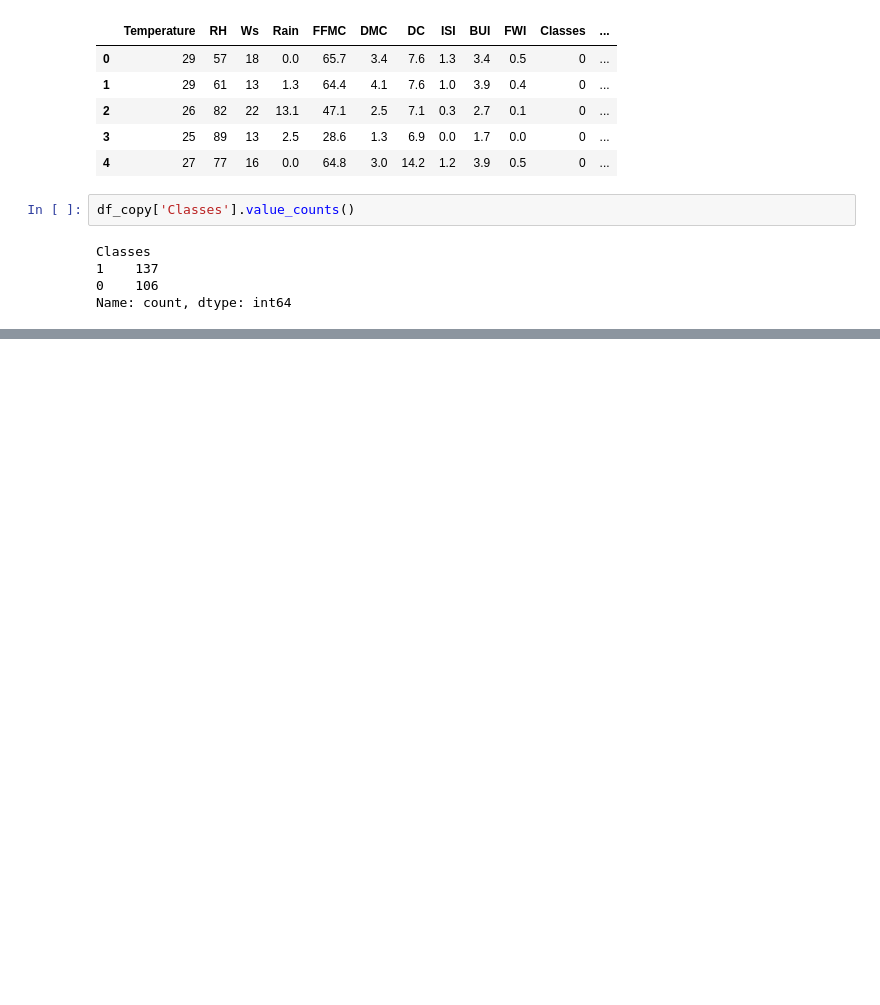
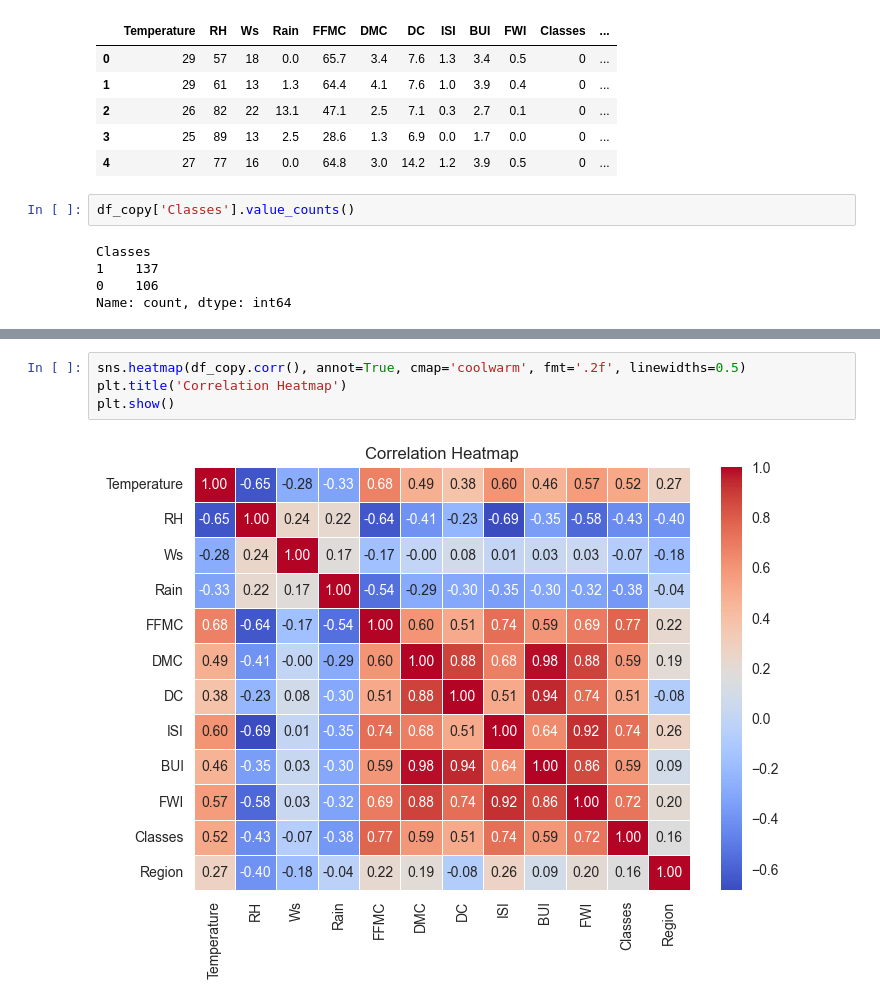
Before and after one commit to mayank-kumar03/Machine-Learning, a Jupyter notebook: Regression/data_cleaning.ipynb, the cells around one changed output, grey strips where cells are left out. Saved outputs shown, nothing was run; the diff lists cells and outputs as text; blank space fills up the shorter version.

```diff
--- a/Regression/data_cleaning.ipynb
+++ b/Regression/data_cleaning.ipynb
@@ -263,0 +304,6 @@ Name: count, dtype: int64
+# %%
+sns.heatmap(df_copy.corr(), annot=True, cmap='coolwarm', fmt='.2f', linewidths=0.5)
+plt.title('Correlation Heatmap')
+plt.show()
+# %% [output]
+[figure, added]
```
Also changed, not shown: parts of 7 cells of this notebook, 2 other files.
